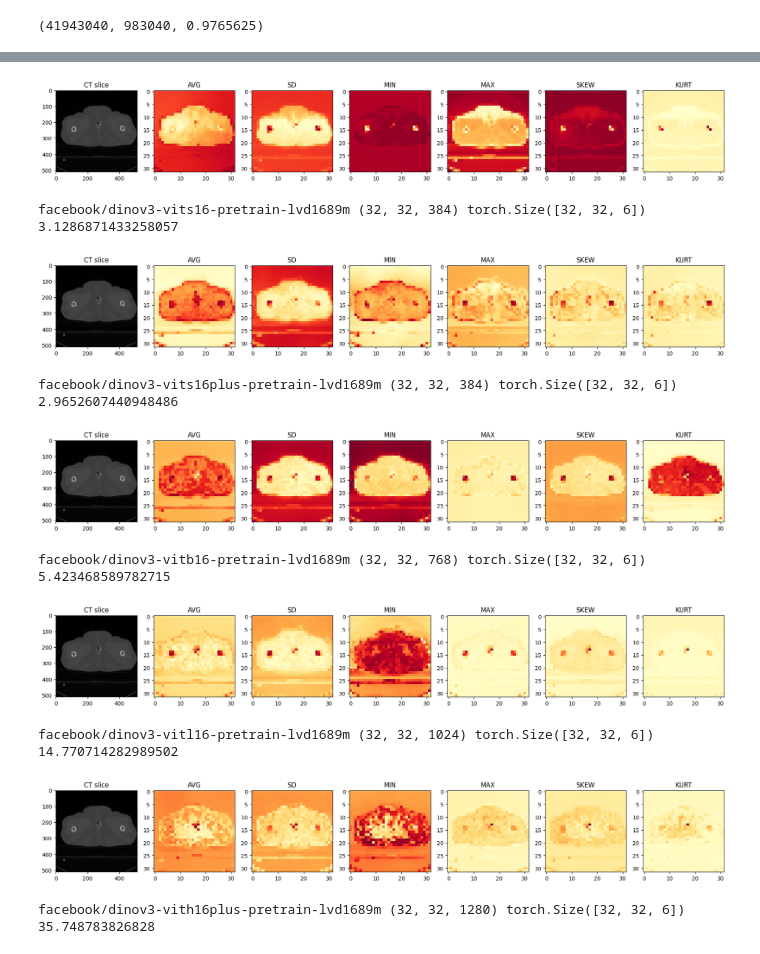
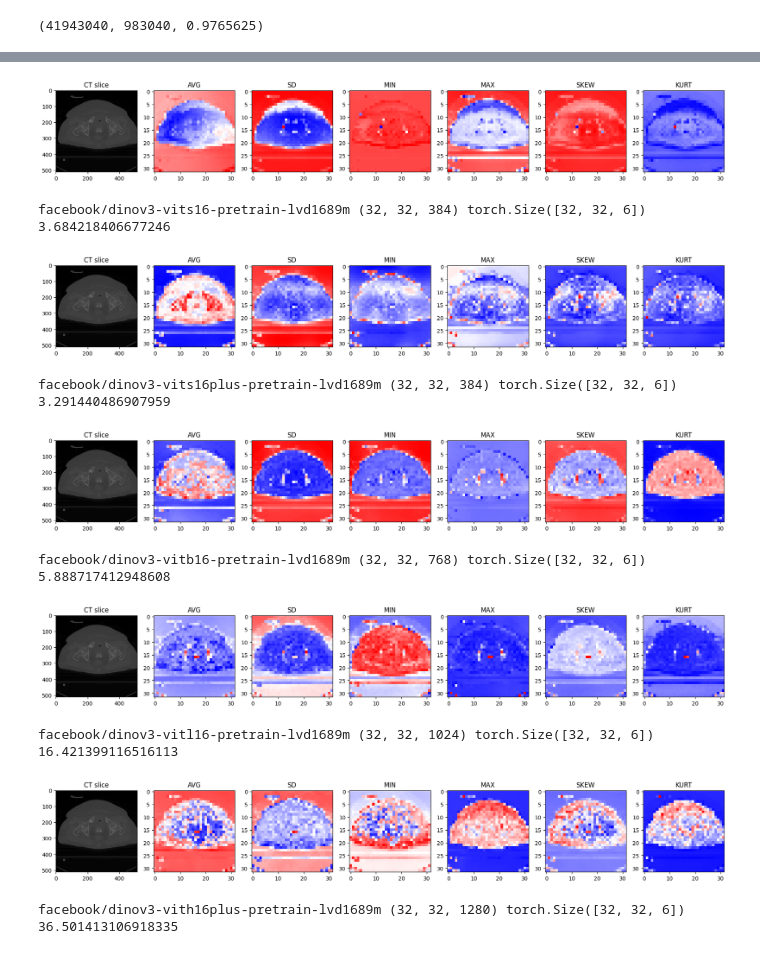
Before and after one commit to YeongHyeon/Dose_prediction_practice, a Jupyter notebook: dinov3_test_251112_02.ipynb, the cells around one changed output, grey strips where cells are left out. Cells and saved outputs as stored; diff of their text form; code cells hidden in the pictures.

```diff
--- a/dinov3_test_251112_02.ipynb
+++ b/dinov3_test_251112_02.ipynb
@@ -66,3 +67,8 @@ ct_image, ct_array, ct_metadata = dhelp.load_ct_volume(paths['ct'])
 ct_array.shape
 # %% [output]
 (160, 512, 512)
+# %%
+dose_image, dose_array, dose_metadata = dhelp.load_rtdose_volume(paths['dose'])
+dose_image_r, dose_array_r, dose_metadata_r = dhelp.resample_to_reference(dose_image, ct_image)
+
+dose_array_r.shape
@@ -75,8 +83,9 @@ dinov3_fe = dinov3.DINOV3FeatureExtractor(cfg['models']['dinov3'])
 # %%
 import matplotlib.pyplot as plt
 
-idx_slice = 35
+idx_slice = 85
 
+torch.cuda.empty_cache()
 features = dinov3_fe.extract_features(torch.tensor(ct_array[idx_slice]))
 radiomics, names = dinov3_fe.extract_radiomics(features)
 print(features.shape, radiomics.shape)
@@ -88,7 +97,7 @@ axes[0].set_title("CT slice")
 axes[0].imshow(ct_array[idx_slice], cmap='gray')
 for feat_dx in range(num_feat):
     axes[feat_dx+1].set_title(names[feat_dx])
-    axes[feat_dx+1].imshow(radiomics[:, :, feat_dx].cpu().numpy(), cmap='YlOrRd')
+    axes[feat_dx+1].imshow(radiomics[:, :, feat_dx].cpu().numpy(), cmap='bwr')
 
 plt.tight_layout()
 plt.show()
@@ -99,3 +108,24 @@ plt.show()
 512*512*160, 32*32*6*160, 1-(32*32*6*160)/(512*512*160)
 # %% [output]
 (41943040, 983040, 0.9765625)
+# %%
+import matplotlib.pyplot as plt
+
+idx_slice = 85
+
+torch.cuda.empty_cache()
+features = dinov3_fe.extract_features(torch.tensor(dose_array_r[idx_slice]))
+radiomics, names = dinov3_fe.extract_radiomics(features)
+print(features.shape, radiomics.shape)
+
+num_feat = radiomics.shape[-1]
+fig, axes = plt.subplots(1, num_feat+1, figsize=(3*num_feat, 3))
+
+axes[0].set_title("CT slice")
+axes[0].imshow(dose_array_r[idx_slice], cmap='jet')
+for feat_dx in range(num_feat):
+    axes[feat_dx+1].set_title(names[feat_dx])
+    axes[feat_dx+1].imshow(radiomics[:, :, feat_dx].cpu().numpy(), cmap='bwr')
+
+plt.tight_layout()
+plt.show()
@@ -116,42 +149,43 @@ list_model = ["facebook/dinov3-vits16-pretrain-lvd1689m",
 "facebook/dinov3-vit7b16-pretrain-sat493m"]
 
 for idx_model, name_model in enumerate(list_model):
     dinov3_fe = dinov3.DINOV3FeatureExtractor(name_model)
 
     time_s = time.time()
     stat_array = None
     for idx_slice in range(ct_array.shape[0]):
 
+        torch.cuda.empty_cache()
         features = dinov3_fe.extract_features(torch.tensor(ct_array[idx_slice]))
         radiomics, names = dinov3_fe.extract_radiomics(features)
         try:
             stat_array = torch.cat([stat_array, radiomics], dim=-1)
         except:
             stat_array = radiomics
 
-        if idx_slice == 35:
+        if idx_slice == 85:
             num_feat = radiomics.shape[-1]
             fig, axes = plt.subplots(1, num_feat+1, figsize=(3*num_feat, 3))
 
             axes[0].set_title("CT slice")
             axes[0].imshow(ct_array[idx_slice], cmap='gray')
             for feat_dx in range(num_feat):
                 axes[feat_dx+1].set_title(names[feat_dx])
-                axes[feat_dx+1].imshow(radiomics[:, :, feat_dx].cpu().numpy(), cmap='YlOrRd')
+                axes[feat_dx+1].imshow(radiomics[:, :, feat_dx].cpu().numpy(), cmap='bwr')
 
             plt.tight_layout()
             plt.show()
 
     print(name_model, features.shape, radiomics.shape, time.time()-time_s)
     stat_array.shape
 # %% [output]
-[figure, old version]
+[figure, new version]
-facebook/dinov3-vits16-pretrain-lvd1689m (32, 32, 384) torch.Size([32, 32, 6]) 3.1286871433258057
+facebook/dinov3-vits16-pretrain-lvd1689m (32, 32, 384) torch.Size([32, 32, 6]) 3.684218406677246
-[figure, old version]
+[figure, new version]
-facebook/dinov3-vits16plus-pretrain-lvd1689m (32, 32, 384) torch.Size([32, 32, 6]) 2.9652607440948486
+facebook/dinov3-vits16plus-pretrain-lvd1689m (32, 32, 384) torch.Size([32, 32, 6]) 3.291440486907959
-[figure, old version]
+[figure, new version]
-facebook/dinov3-vitb16-pretrain-lvd1689m (32, 32, 768) torch.Size([32, 32, 6]) 5.423468589782715
+facebook/dinov3-vitb16-pretrain-lvd1689m (32, 32, 768) torch.Size([32, 32, 6]) 5.888717412948608
-[figure, old version]
+[figure, new version]
-facebook/dinov3-vitl16-pretrain-lvd1689m (32, 32, 1024) torch.Size([32, 32, 6]) 14.770714282989502
+facebook/dinov3-vitl16-pretrain-lvd1689m (32, 32, 1024) torch.Size([32, 32, 6]) 16.421399116516113
-[figure, old version]
+[figure, new version]
-facebook/dinov3-vith16plus-pretrain-lvd1689m (32, 32, 1280) torch.Size([32, 32, 6]) 35.748783826828
+facebook/dinov3-vith16plus-pretrain-lvd1689m (32, 32, 1280) torch.Size([32, 32, 6]) 36.501413106918335
```
Also changed, not shown: parts of 4 cells of this notebook.
